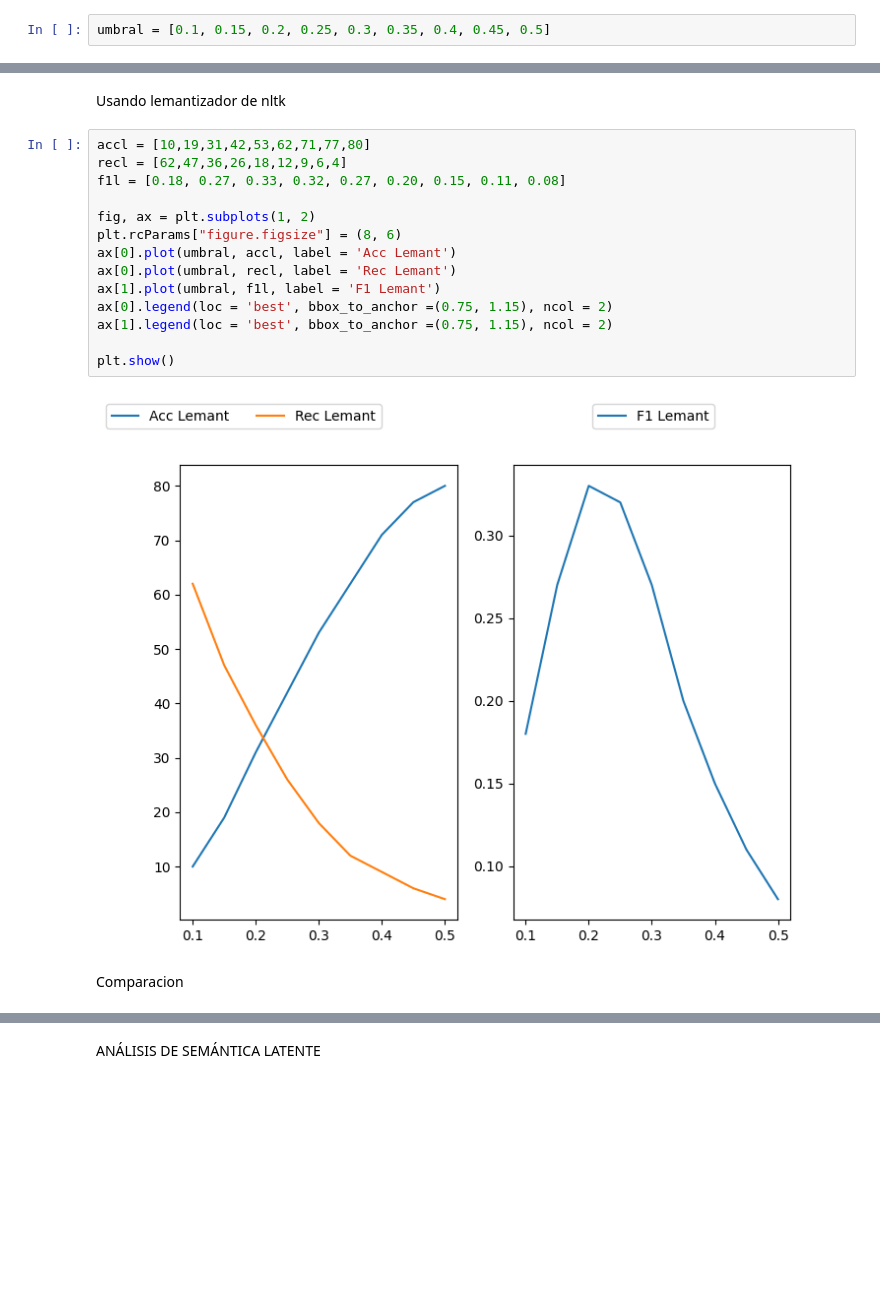
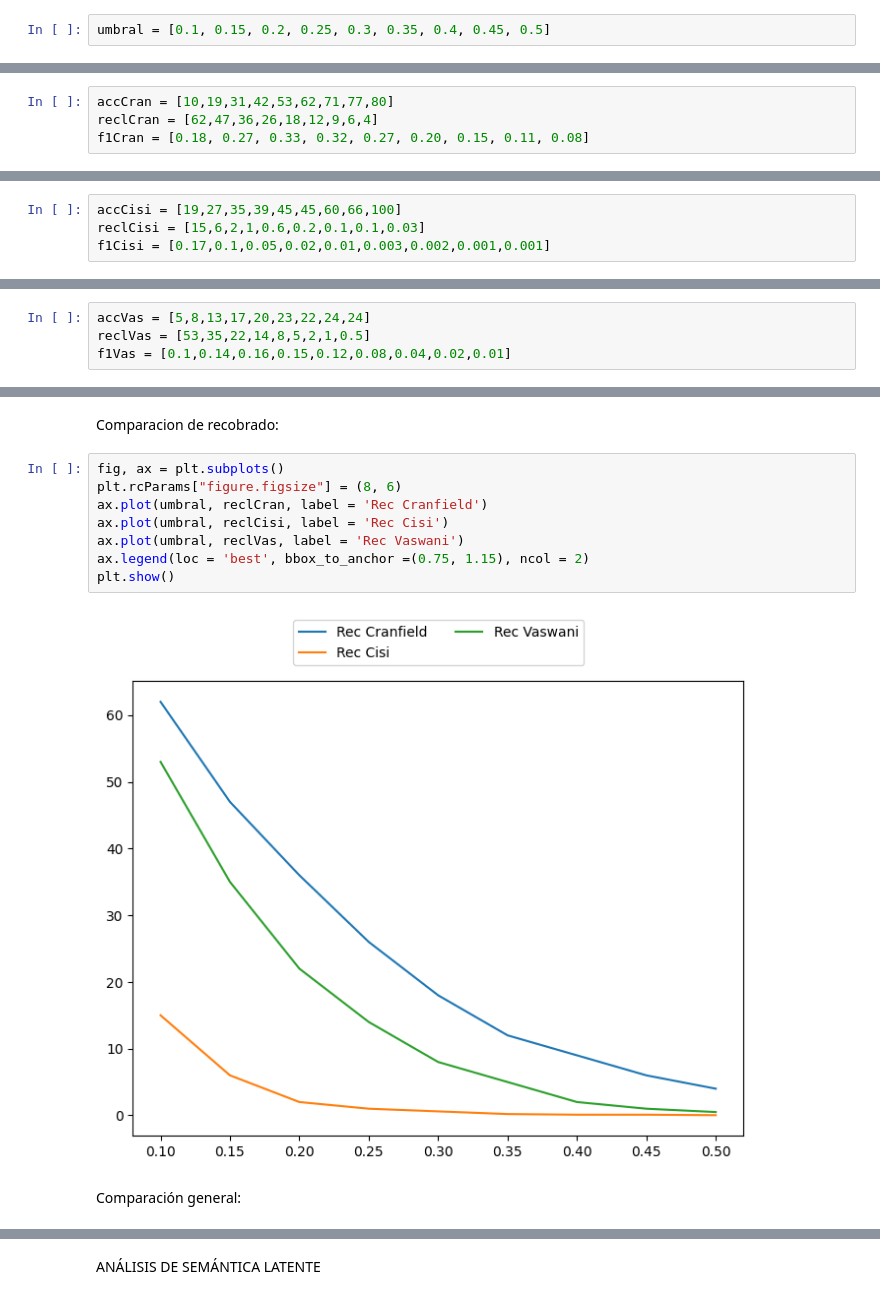
Before and after one commit to KevinTD15/SRI-models, a Jupyter notebook: report.ipynb, the cells around one changed output, grey strips where cells are left out. Saved outputs shown, nothing was run; the diff lists cells and outputs as text; blank space fills up the shorter version.

```diff
--- a/report.ipynb
+++ b/report.ipynb
@@ -14,0 +17,4 @@ Sin usar el lemantizador de nltk
+# %%
+accCran = [10,19,31,42,53,62,71,77,80]
+reclCran = [62,47,36,26,18,12,9,6,4]
+f1Cran = [0.18, 0.27, 0.33, 0.32, 0.27, 0.20, 0.15, 0.11, 0.08]
@@ -14,0 +23,4 @@ Sin usar el lemantizador de nltk
+# %%
+accCisi = [19,27,35,39,45,45,60,66,100]
+reclCisi = [15,6,2,1,0.6,0.2,0.1,0.1,0.03]
+f1Cisi = [0.17,0.1,0.05,0.02,0.01,0.003,0.002,0.001,0.001]
@@ -14,0 +29,4 @@ Sin usar el lemantizador de nltk
+# %%
+accVas = [5,8,13,17,20,23,22,24,24]
+reclVas = [53,35,22,14,8,5,2,1,0.5]
+f1Vas = [0.1,0.14,0.16,0.15,0.12,0.08,0.04,0.02,0.01]
@@ -31,23 +47,17 @@ plt.show()
-# %% [markdown]
-Usando lemantizador de nltk
+# %% [markdown]
+Comparacion de recobrado:
 # %%
-accl = [10,19,31,42,53,62,71,77,80]
-recl = [62,47,36,26,18,12,9,6,4]
-f1l = [0.18, 0.27, 0.33, 0.32, 0.27, 0.20, 0.15, 0.11, 0.08]
-
-fig, ax = plt.subplots(1, 2)
+fig, ax = plt.subplots()
 plt.rcParams["figure.figsize"] = (8, 6)
-ax[0].plot(umbral, accl, label = 'Acc Lemant')
-ax[0].plot(umbral, recl, label = 'Rec Lemant')
-ax[1].plot(umbral, f1l, label = 'F1 Lemant')
-ax[0].legend(loc = 'best', bbox_to_anchor =(0.75, 1.15), ncol = 2)
-ax[1].legend(loc = 'best', bbox_to_anchor =(0.75, 1.15), ncol = 2)
-
+ax.plot(umbral, reclCran, label = 'Rec Cranfield')
+ax.plot(umbral, reclCisi, label = 'Rec Cisi')
+ax.plot(umbral, reclVas, label = 'Rec Vaswani')
+ax.legend(loc = 'best', bbox_to_anchor =(0.75, 1.15), ncol = 2)
 plt.show()
 # %% [output]
-[figure, old version]
+[figure, new version]
-# %% [markdown]
-Comparacion
+# %% [markdown]
+Comparación general:
 # %%
 fig, ax = plt.subplots(1, 2)
 plt.rcParams["figure.figsize"] = (8, 6)
```
Also changed, not shown: parts of 103 cells of this notebook.
